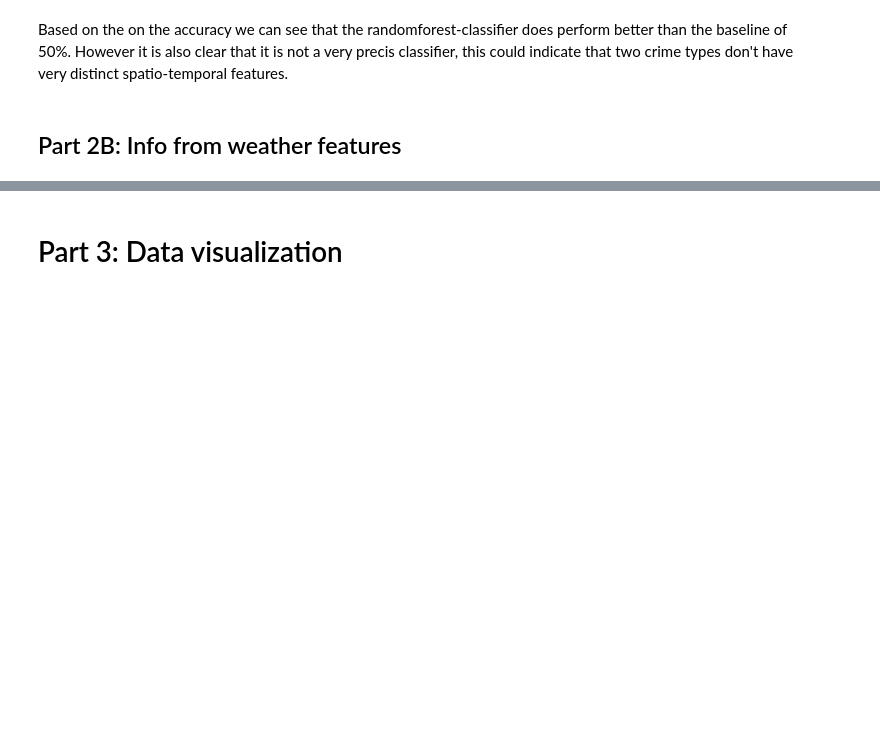
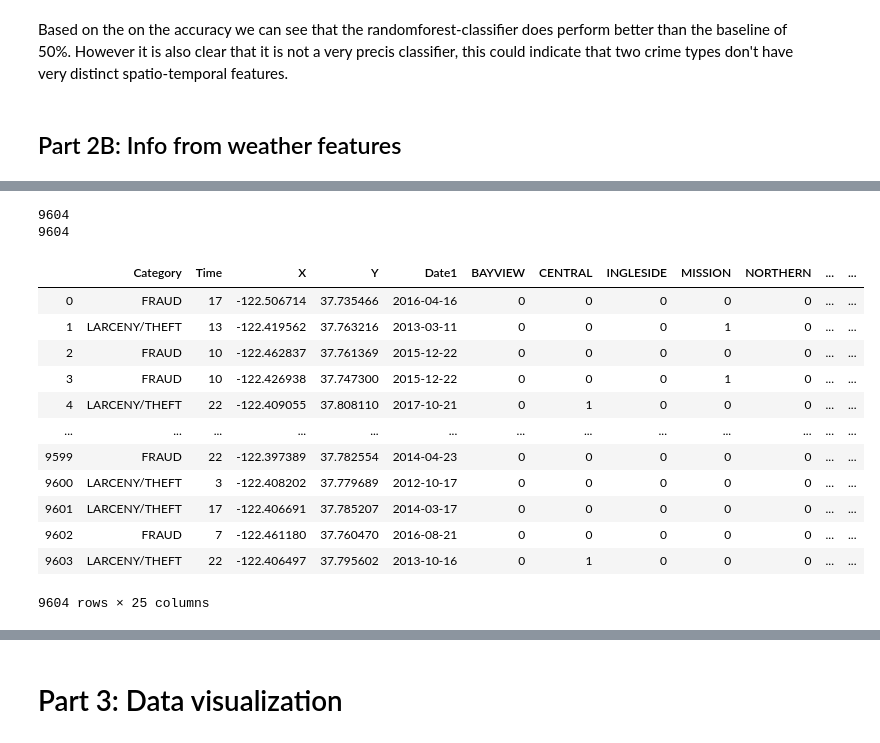
Before and after one commit to LongQin1/02806SocialDataVisualization, a Jupyter notebook: Assignment 2.ipynb, the cells around one changed output, grey strips where cells are left out. Saved outputs shown, nothing was run; the diff lists cells and outputs as text; code cells hidden in the pictures; blank space fills up the shorter version.

Commit message:
merge with weather data

```diff
--- a/Assignment 2.ipynb
+++ b/Assignment 2.ipynb
@@ -86,9 +86,9 @@ crime_data3=crime_data3.drop(['Time','DayOfWeek'],axis=1)
 # %% [markdown]
 The data set is now devided into a test and training set. The split is made using *train_test_split* from sklean where the data is set to be split so that the two classes will be distributed equally in both the train and test set.
 # %%
-crime_type=crime_data3.Category
-crime_data3=crime_data3.drop(['Category'],axis=1);
+#crime_type=crime_data3.Category
+#crime_data3=crime_data3.drop(['Category'],axis=1);
 # %%
 from sklearn.model_selection import train_test_split
 
-X_train, X_test, y_train, y_test = train_test_split(crime_data3, crime_type, test_size=0.33, random_state=3,stratify=crime_type)
+X_train, X_test, y_train, y_test = train_test_split(crime_data3, crime_data3['Category'], test_size=0.3, random_state=0,stratify=crime_data3['Category'])
@@ -109,0 +119,5 @@ Based on the on the accuracy we can see that the randomforest-classifier does pe
+# %%
+import requests
+file=requests.get('https://raw.githubusercontent.com/suneman/socialdataanalysis2020/master/files/Data_files/weather_data.csv')
+open('weather_data.csv', 'wb').write(file.content)
+weather_data=pd.read_csv("weather_data.csv")
@@ -109,0 +126,16 @@ Based on the on the accuracy we can see that the randomforest-classifier does pe
+# %%
+#transformation so date and time information format match in both data frames.
+weather_data['date']=pd.to_datetime(weather_data['date'])
+weather_data['hour']=weather_data['date'].dt.hour
+weather_data['date']=weather_data['date'].dt.date
+X_test['Time']=pd.to_datetime(X_test.Time).dt.hour
+X_test['Date1']=pd.to_datetime(X_test.Date1).dt.date
+X_train['Time']=pd.to_datetime(X_train.Time).dt.hour
+X_train['Date1']=pd.to_datetime(X_train.Date1).dt.date
+
+X_test=X_test.merge(weather_data, how='inner', left_on=["Date1", "Time"], right_on=["date","hour"])
+y_test=X_test.Category
+X_test.drop(['Time','hour','date','Date1','Category'],axis=1)
+X_train=X_train.merge(weather_data, how='inner', left_on=["Date1", "Time"], right_on=["date","hour"])
+y_train=X_train.Category
+X_train.drop(['Time','hour','date','Date1','Category'],axis=1);
@@ -109,0 +162,20 @@ Based on the on the accuracy we can see that the randomforest-classifier does pe
+# %%
+print(len(X_test))
+print(len(y_test))
+X_test
+# %% [output]
+9604
+9604
+|  | Category | Time | X | Y | Date1 | BAYVIEW | CENTRAL | INGLESIDE | MISSION | NORTHERN | ... | ... |
+| 0 | FRAUD | 17 | -122.506714 | 37.735466 | 2016-04-16 | 0 | 0 | 0 | 0 | 0 | ... | ... |
+| 1 | LARCENY/THEFT | 13 | -122.419562 | 37.763216 | 2013-03-11 | 0 | 0 | 0 | 1 | 0 | ... | ... |
+| 2 | FRAUD | 10 | -122.462837 | 37.761369 | 2015-12-22 | 0 | 0 | 0 | 0 | 0 | ... | ... |
+| 3 | FRAUD | 10 | -122.426938 | 37.747300 | 2015-12-22 | 0 | 0 | 0 | 1 | 0 | ... | ... |
+| 4 | LARCENY/THEFT | 22 | -122.409055 | 37.808110 | 2017-10-21 | 0 | 1 | 0 | 0 | 0 | ... | ... |
+| ... | ... | ... | ... | ... | ... | ... | ... | ... | ... | ... | ... | ... |
+| 9599 | FRAUD | 22 | -122.397389 | 37.782554 | 2014-04-23 | 0 | 0 | 0 | 0 | 0 | ... | ... |
+| 9600 | LARCENY/THEFT | 3 | -122.408202 | 37.779689 | 2012-10-17 | 0 | 0 | 0 | 0 | 0 | ... | ... |
+| 9601 | LARCENY/THEFT | 17 | -122.406691 | 37.785207 | 2014-03-17 | 0 | 0 | 0 | 0 | 0 | ... | ... |
+| 9602 | FRAUD | 7 | -122.461180 | 37.760470 | 2016-08-21 | 0 | 0 | 0 | 0 | 0 | ... | ... |
+| 9603 | LARCENY/THEFT | 22 | -122.406497 | 37.795602 | 2013-10-16 | 0 | 1 | 0 | 0 | 0 | ... | ... |
+9604 rows × 25 columns
```
Also changed, not shown: parts of 14 cells of this notebook.
